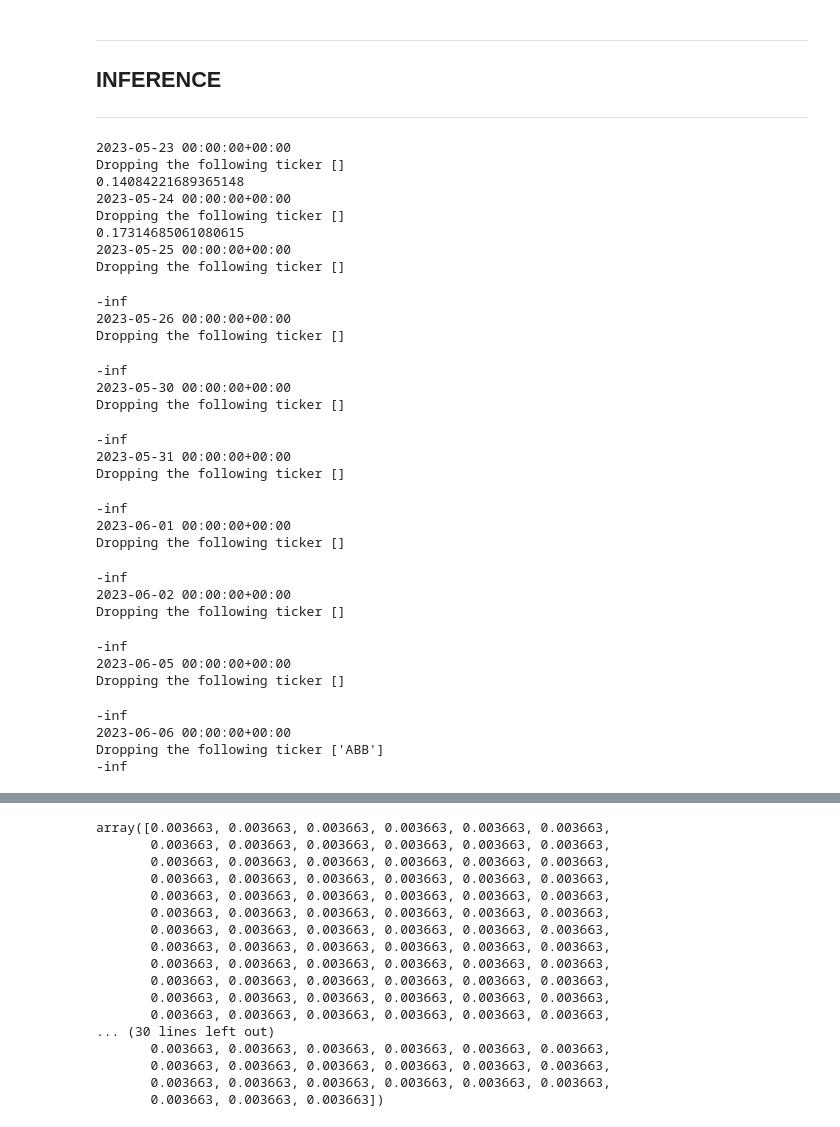
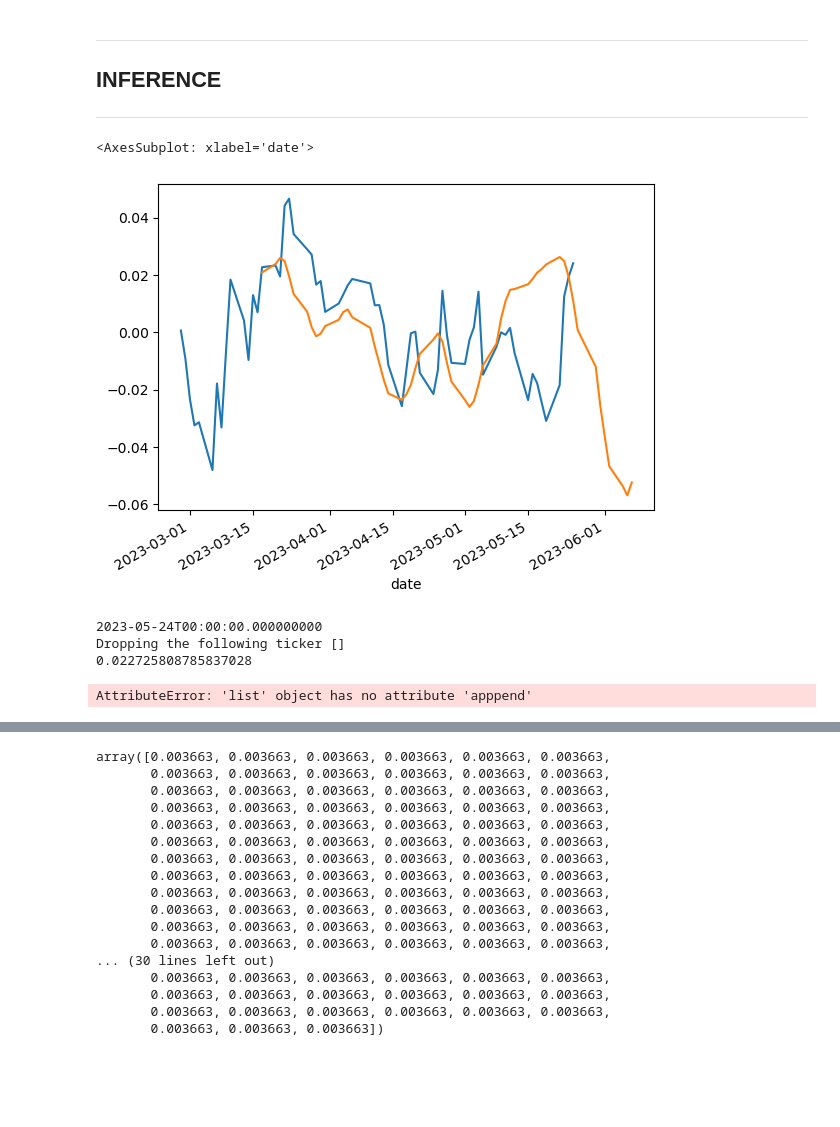
Before and after one commit to tarek-benzina/portfolio, a Jupyter notebook: notebooks/V2-SUCCESS-tensorflow-log-return-lstm-1-day-inference.ipynb, the cells around one changed output, grey strips where cells are left out. Cells and saved outputs as stored; diff of their text form; code cells hidden in the pictures; blank space fills up the shorter version.

```diff
--- a/notebooks/V2-SUCCESS-tensorflow-log-return-lstm-1-day-inference.ipynb
+++ b/notebooks/V2-SUCCESS-tensorflow-log-return-lstm-1-day-inference.ipynb
@@ -317,6 +282,12 @@ opt
 ----
 ## INFERENCE
 ----
+# %%
+result.groupby("date").log_return_7.median().plot()
+result.groupby("date").pred_step_0.median().plot()
+# %% [output]
+<AxesSubplot: xlabel='date'>
+[figure, added]
 # %%
 dates=[]
 investments=[]
@@ -324,6 +295,7 @@ value_at_risk=[]
 predicted_returns=[]
 actual_returns=[]
 maturity_date=[]
+shares=[]
 for date in result[result.date<=inference_date].date.unique()[-CNT_EXPERIMENTS:]:
     print(date)
     res,opt_tickers=optimise(prediction_results=result,
@@ -335,7 +307,9 @@ for date in result[result.date<=inference_date].date.unique()[-CNT_EXPERIMENTS:]
                  log_return_column=TARGET,
                  predicted_log_return_column="pred_step_0",
                  expected_price_column='Close_shift_-1',diversity=.99)
+    print(np.std(res))
     dates.append(date)
+    shares.append(tuple(opt_tickers,res))
     maturity_date.append(result[result.date==date]["lag_date_Close_7"].unique()[0])
     investments.append(investment(opt_tickers,res,result,price_column=PRICE_COLUMN,buy_date=date))
     investment(opt_tickers,res,result,price_column=PRICE_COLUMN,buy_date=date)
@@ -348,36 +322,10 @@ for date in result[result.date<=inference_date].date.unique()[-CNT_EXPERIMENTS:]
     print(actual_ret)
     actual_returns.append(actual_ret)
 # %% [output]
-2023-05-23 00:00:00+00:00
+2023-05-24T00:00:00.000000000
 Dropping the following ticker []
-0.14084221689365148
-2023-05-24 00:00:00+00:00
-Dropping the following ticker []
-0.17314685061080615
-2023-05-25 00:00:00+00:00
-Dropping the following ticker []
+0.022725808785837028
--inf
-2023-05-26 00:00:00+00:00
-Dropping the following ticker []
+AttributeError: 'list' object has no attribute 'apppend'
--inf
-2023-05-30 00:00:00+00:00
-Dropping the following ticker []
--inf
-2023-05-31 00:00:00+00:00
-Dropping the following ticker []
--inf
-2023-06-01 00:00:00+00:00
-Dropping the following ticker []
--inf
-2023-06-02 00:00:00+00:00
-Dropping the following ticker []
--inf
-2023-06-05 00:00:00+00:00
-Dropping the following ticker []
--inf
-2023-06-06 00:00:00+00:00
-Dropping the following ticker ['ABB']
--inf
 # %%
 opt=pd.DataFrame()
 # %%
```
Also changed, not shown: parts of 32 cells of this notebook, 7 other files.
